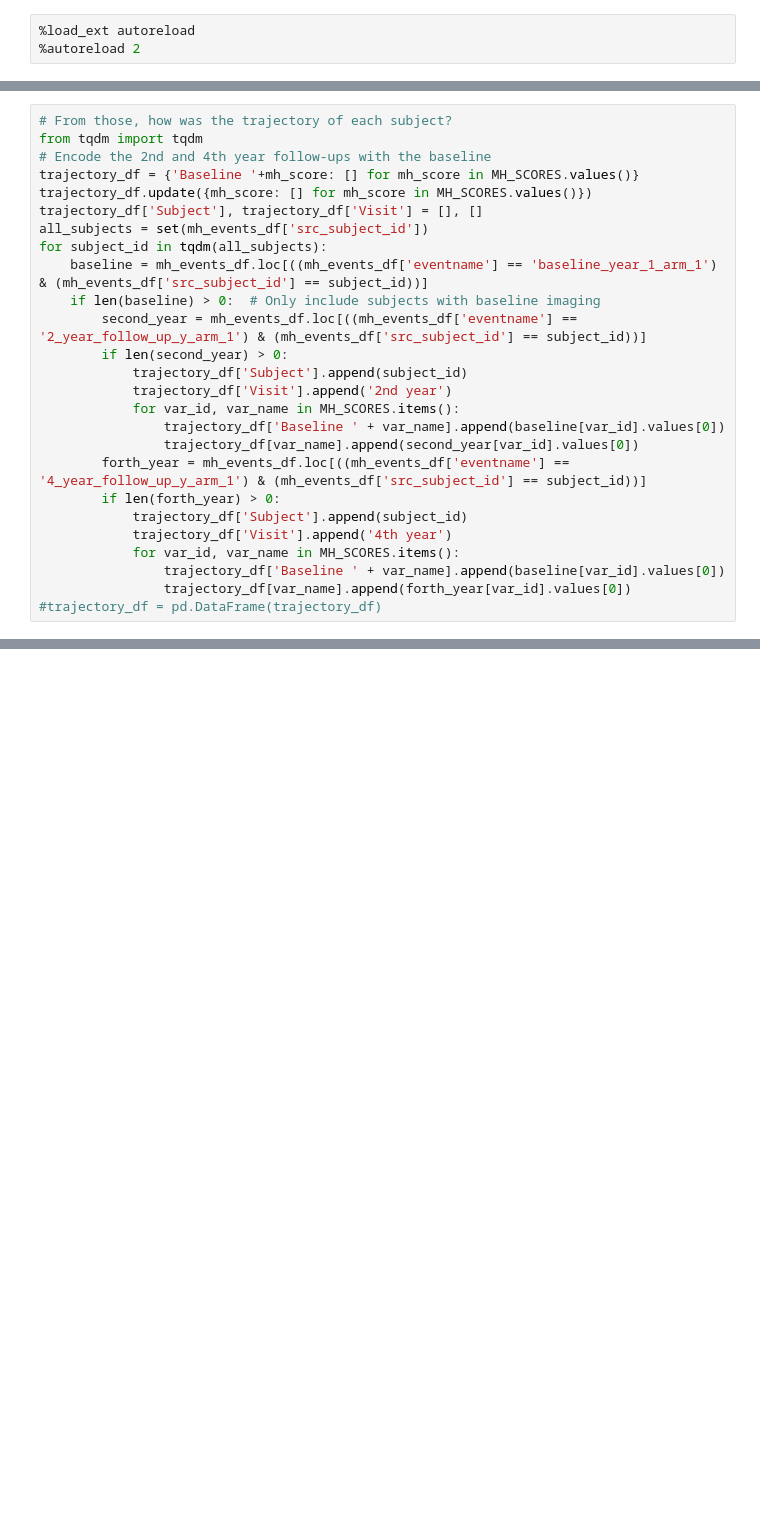
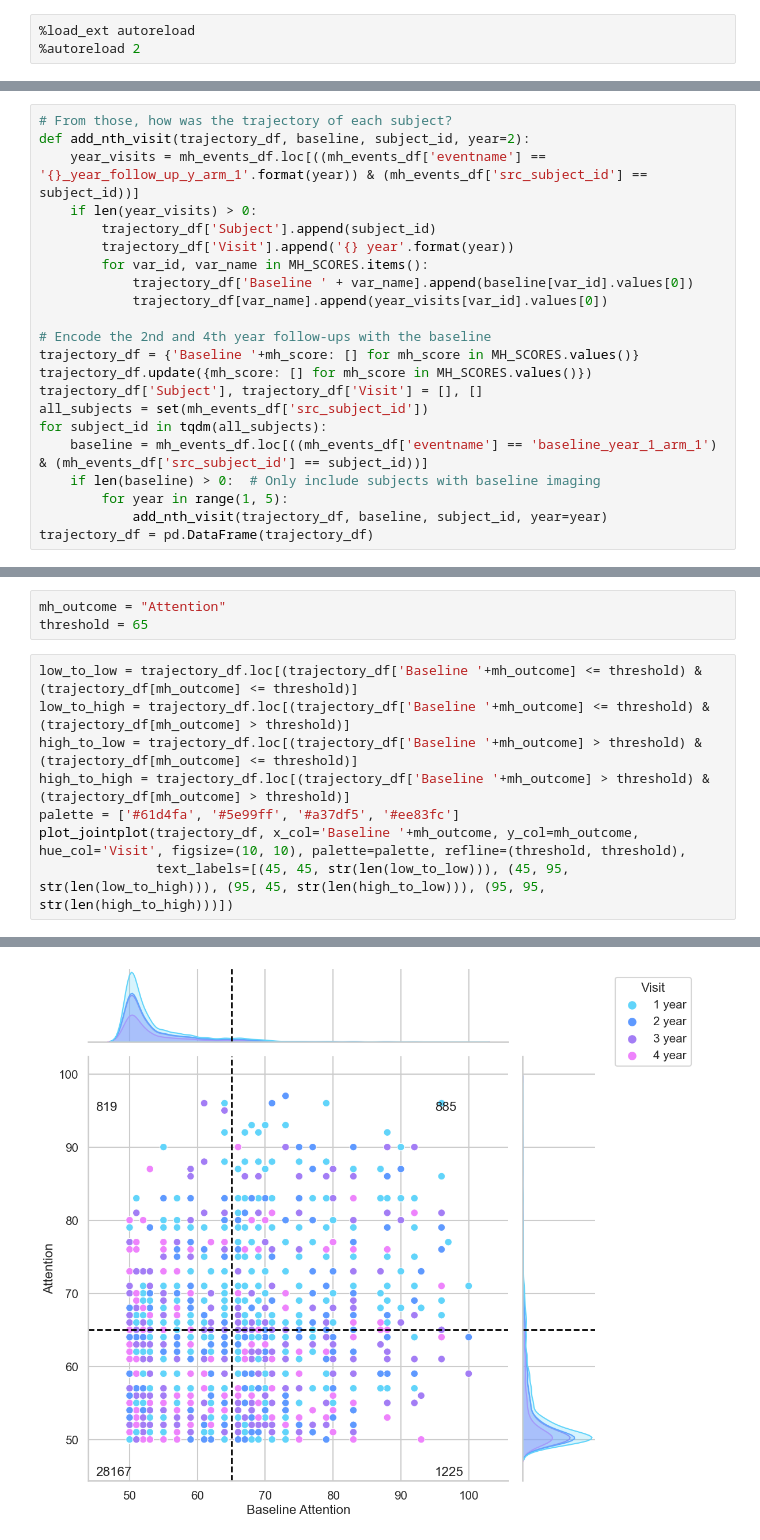
Before and after one commit to camgbus/ABCD5, a Jupyter notebook: abcd/analysis/mental_health_visualization.ipynb, the cells around one changed output, grey strips where cells are left out. Cells and saved outputs as stored; diff of their text form; blank space fills up the shorter version.

Commit message:
Mental health outcome progression

```diff
--- a/abcd/analysis/mental_health_visualization.ipynb
+++ b/abcd/analysis/mental_health_visualization.ipynb
@@ -62,6 +60,14 @@ for mh_key, mh_val in MH_SCORES.items():
 # %%
 # From those, how was the trajectory of each subject?
-from tqdm import tqdm
+def add_nth_visit(trajectory_df, baseline, subject_id, year=2):
+    year_visits = mh_events_df.loc[((mh_events_df['eventname'] == '{}_year_follow_up_y_arm_1'.format(year)) & (mh_events_df['src_subject_id'] == subject_id))]
+    if len(year_visits) > 0:
+        trajectory_df['Subject'].append(subject_id)
+        trajectory_df['Visit'].append('{} year'.format(year))
+        for var_id, var_name in MH_SCORES.items():
+            trajectory_df['Baseline ' + var_name].append(baseline[var_id].values[0])
+            trajectory_df[var_name].append(year_visits[var_id].values[0])
+
 # Encode the 2nd and 4th year follow-ups with the baseline
 trajectory_df = {'Baseline '+mh_score: [] for mh_score in MH_SCORES.values()}
 trajectory_df.update({mh_score: [] for mh_score in MH_SCORES.values()})
@@ -70,18 +76,6 @@ all_subjects = set(mh_events_df['src_subject_id'])
 for subject_id in tqdm(all_subjects):
     baseline = mh_events_df.loc[((mh_events_df['eventname'] == 'baseline_year_1_arm_1') & (mh_events_df['src_subject_id'] == subject_id))]
     if len(baseline) > 0:  # Only include subjects with baseline imaging
-        second_year = mh_events_df.loc[((mh_events_df['eventname'] == '2_year_follow_up_y_arm_1') & (mh_events_df['src_subject_id'] == subject_id))]
-        if len(second_year) > 0:
-            trajectory_df['Subject'].append(subject_id)
-            trajectory_df['Visit'].append('2nd year')
-            for var_id, var_name in MH_SCORES.items():
-                trajectory_df['Baseline ' + var_name].append(baseline[var_id].values[0])
-                trajectory_df[var_name].append(second_year[var_id].values[0])
-        forth_year = mh_events_df.loc[((mh_events_df['eventname'] == '4_year_follow_up_y_arm_1') & (mh_events_df['src_subject_id'] == subject_id))]
-        if len(forth_year) > 0:
-            trajectory_df['Subject'].append(subject_id)
-            trajectory_df['Visit'].append('4th year')
-            for var_id, var_name in MH_SCORES.items():
-                trajectory_df['Baseline ' + var_name].append(baseline[var_id].values[0])
-                trajectory_df[var_name].append(forth_year[var_id].values[0])
-#trajectory_df = pd.DataFrame(trajectory_df)
+        for year in range(1, 5):
+            add_nth_visit(trajectory_df, baseline, subject_id, year=year)
+trajectory_df = pd.DataFrame(trajectory_df)
@@ -118,0 +86,12 @@ for mh_key, mh_val in MH_SCORES.items():
+# %%
+mh_outcome = "Attention"
+threshold = 65
+# %%
+low_to_low = trajectory_df.loc[(trajectory_df['Baseline '+mh_outcome] <= threshold) & (trajectory_df[mh_outcome] <= threshold)]
+low_to_high = trajectory_df.loc[(trajectory_df['Baseline '+mh_outcome] <= threshold) & (trajectory_df[mh_outcome] > threshold)]
+high_to_low = trajectory_df.loc[(trajectory_df['Baseline '+mh_outcome] > threshold) & (trajectory_df[mh_outcome] <= threshold)]
+high_to_high = trajectory_df.loc[(trajectory_df['Baseline '+mh_outcome] > threshold) & (trajectory_df[mh_outcome] > threshold)]
+palette = ['#61d4fa', '#5e99ff', '#a37df5', '#ee83fc']
+plot_jointplot(trajectory_df, x_col='Baseline '+mh_outcome, y_col=mh_outcome, hue_col='Visit', figsize=(10, 10), palette=palette, refline=(threshold, threshold),
+               text_labels=[(45, 45, str(len(low_to_low))), (45, 95, str(len(low_to_high))), (95, 45, str(len(high_to_low))), (95, 95, str(len(high_to_high)))])
+# %% [output]
@@ -118,0 +99 @@ for mh_key, mh_val in MH_SCORES.items():
+[figure, added]
```
Also changed, not shown: parts of 27 cells of this notebook, 3 other files.
